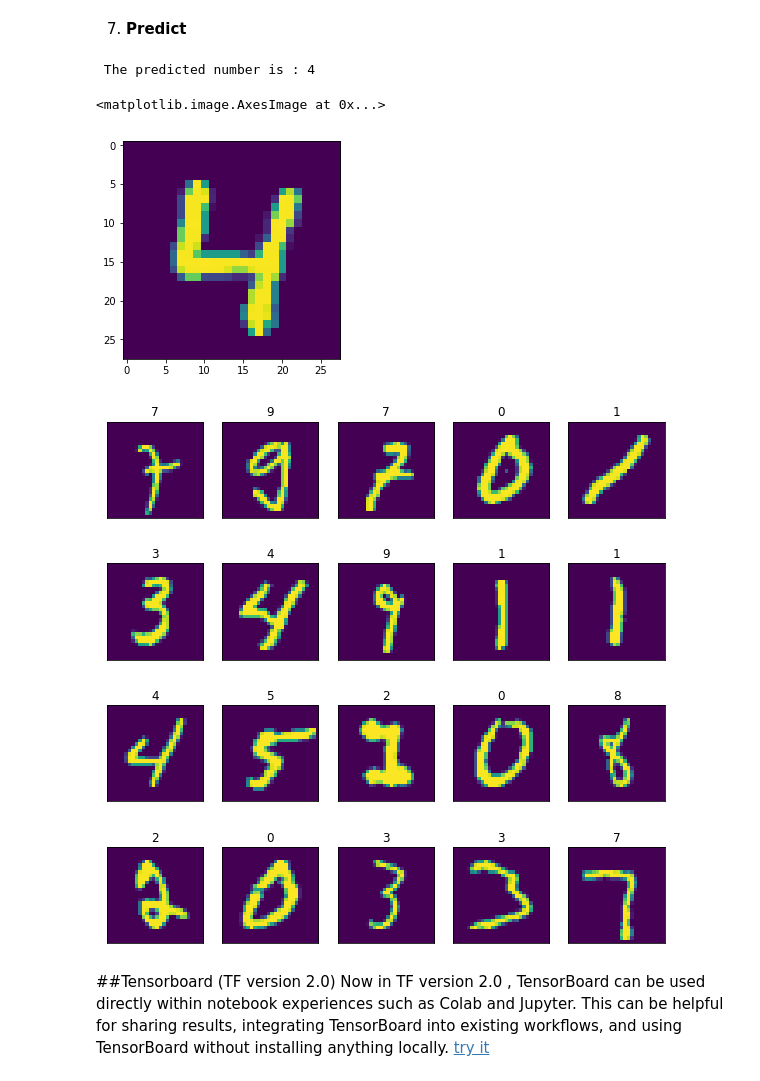
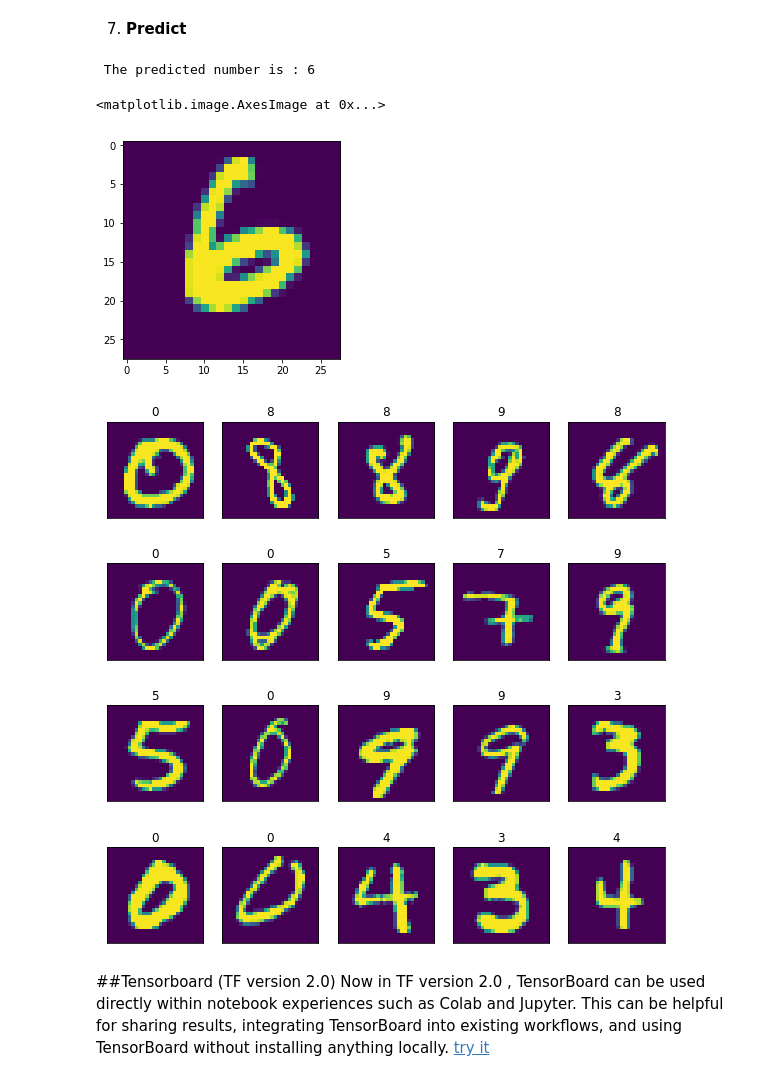
Before and after one commit to gdg-ml-team/ioExtended, a Jupyter notebook: Lab_1.ipynb, the cells around one changed output. Saved outputs shown, nothing was run; the diff lists cells and outputs as text; code cells hidden in the pictures.

```diff
--- a/Lab_1.ipynb
+++ b/Lab_1.ipynb
@@ -134,24 +131,24 @@ print('\n', 'Test accuracy:', score[1])
 7. **Predict**
 # %%
 # let us choose a random image from the x_test dataset
-random= 56 # put any random index. Note it should be in the range
+random= np.random.choice(x_test.shape[0]) # or put any random index for example( 56 ). Note it should be in the range
 predict = model.predict(x_test) # get predictions on the test set by using (model.predict)
-value_of_prediction = np.argmax(predict[random])# argmax returns the indices of the maximum values along an axis
+value_of_prediction = np.argmax(predict[random]) # argmax returns the indices of the maximum values along an axis
 print('\n', 'The predicted number is :',value_of_prediction)
-plt.imshow(x_test[random])#show if the prediction matches the real image
+plt.imshow(x_test[random]) #show if the prediction matches the real image
 # %% [output]
- The predicted number is : 4
+ The predicted number is : 6
 <matplotlib.image.AxesImage at 0x...>
-[figure, old version]
+[figure, new version]
 # %%
 fig = plt.figure(figsize=(10, 10))
-for i, idx in enumerate(np.random.choice(x_test.shape[0], size=20, replace=False)):
+for i, idx in enumerate(np.random.choice(x_test.shape[0], size=20)):
     ax = fig.add_subplot(4, 5, i + 1, xticks=[], yticks=[])
-    ax.imshow(np.squeeze(x_test[idx]))# , cmap='gray'
-    pred_idx = np.argmax(predict[idx])
-    ax.set_title("{}".format(pred_idx))
+    ax.imshow(x_test[idx]) #, cmap='gray'
+    pred_num = np.argmax(predict[idx])
+    ax.set_title("{}".format(pred_num))
 # %% [output]
-[figure, old version]
+[figure, new version]
 # %% [markdown]
 ##Tensorboard (TF version 2.0)
 Now in TF version 2.0 , TensorBoard can be used directly within notebook experiences such as Colab and Jupyter. This can be helpful for sharing results, integrating TensorBoard into existing workflows, and using TensorBoard without installing anything locally. [try it ](https://colab.research.google.com/github/tensorflow/tensorboard/blob/master/docs/r2/tensorboard_in_notebooks.ipynb)
```
Also changed, not shown: parts of 4 cells of this notebook.
